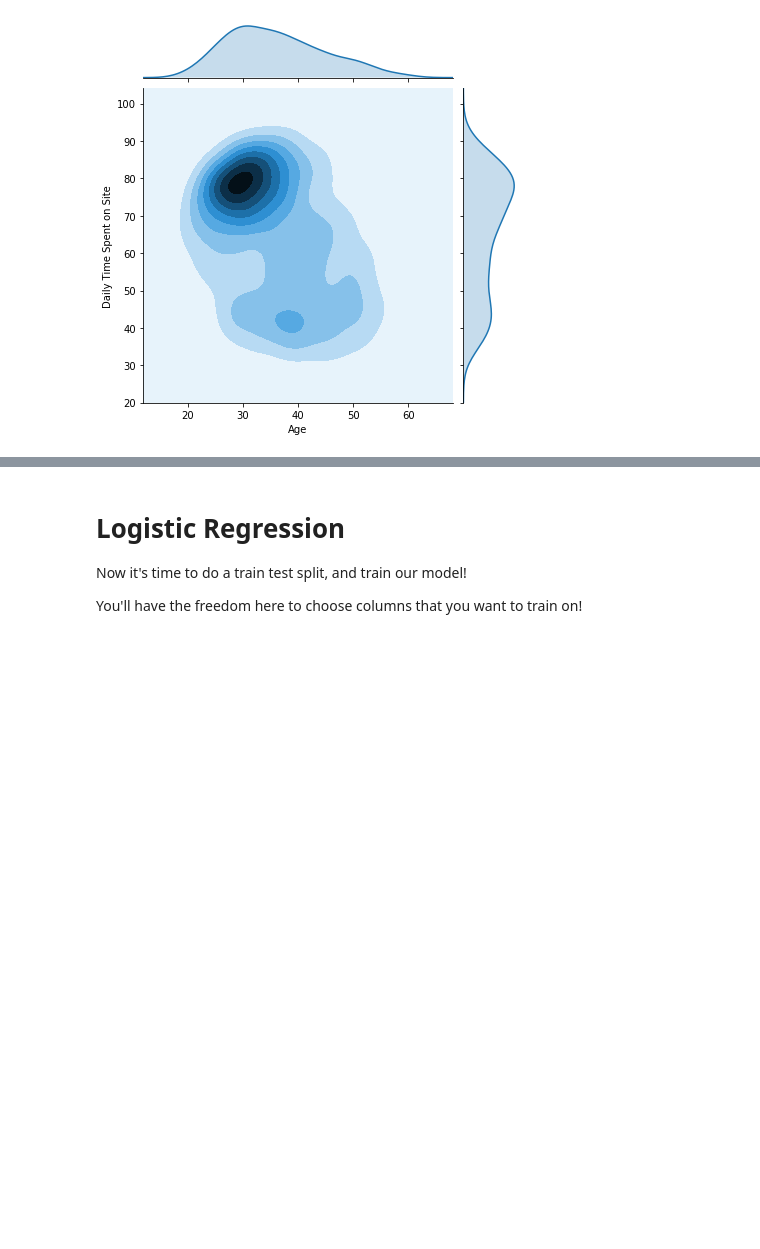
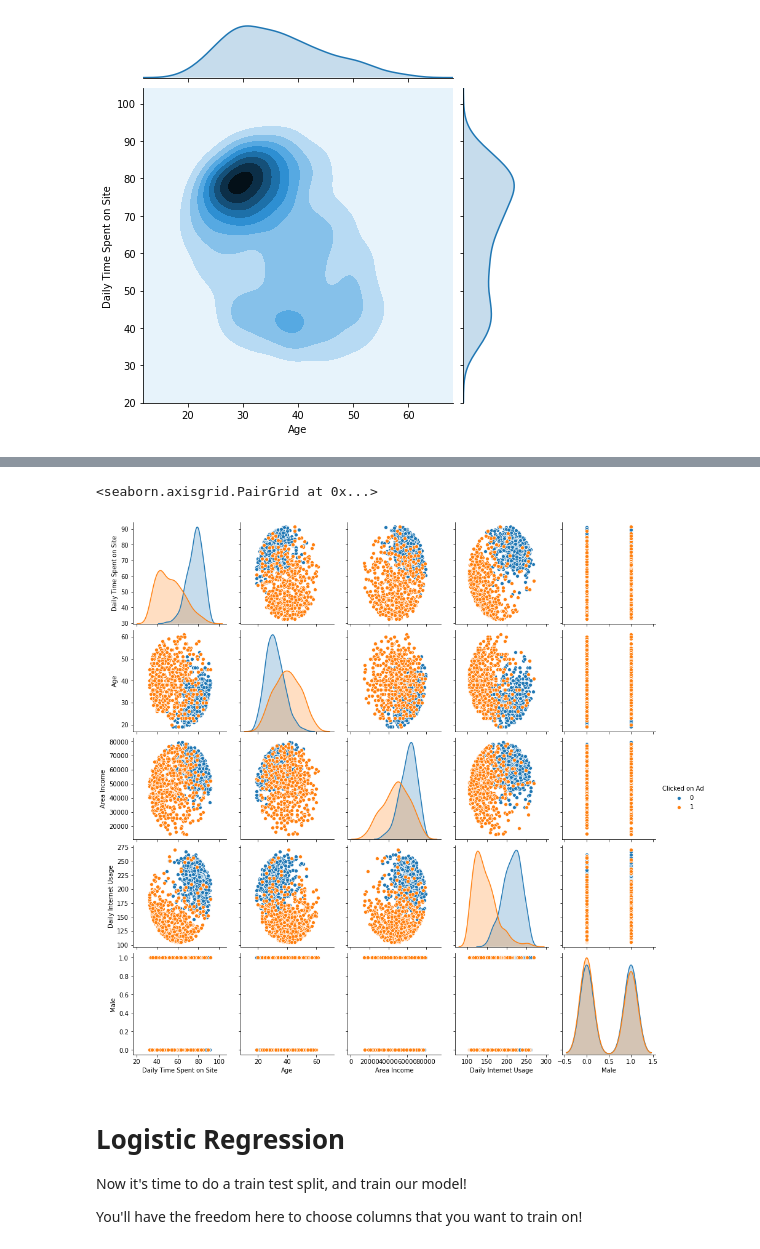
Before and after one commit to gjbergues/curso_DS, a Jupyter notebook: notebooks/11-Logistic Regression.ipynb, the cells around one changed output, grey strips where cells are left out. Drawn from its saved outputs; the diff is of its cells as text; code cells hidden in the pictures; blank space fills up the shorter version.

```diff
--- a/notebooks/11-Logistic Regression.ipynb
+++ b/notebooks/11-Logistic Regression.ipynb
@@ -117,3 +114,8 @@ sns.jointplot(x="Age", y="Daily Time Spent on Site", data=df, kind="kde")
+# %%
+sns.pairplot(df, hue="Clicked on Ad")
+# %% [output]
+<seaborn.axisgrid.PairGrid at 0x...>
+[figure, added]
 # %% [markdown]
 # Logistic Regression
 
```
Also changed, not shown: parts of 6 cells of this notebook.
